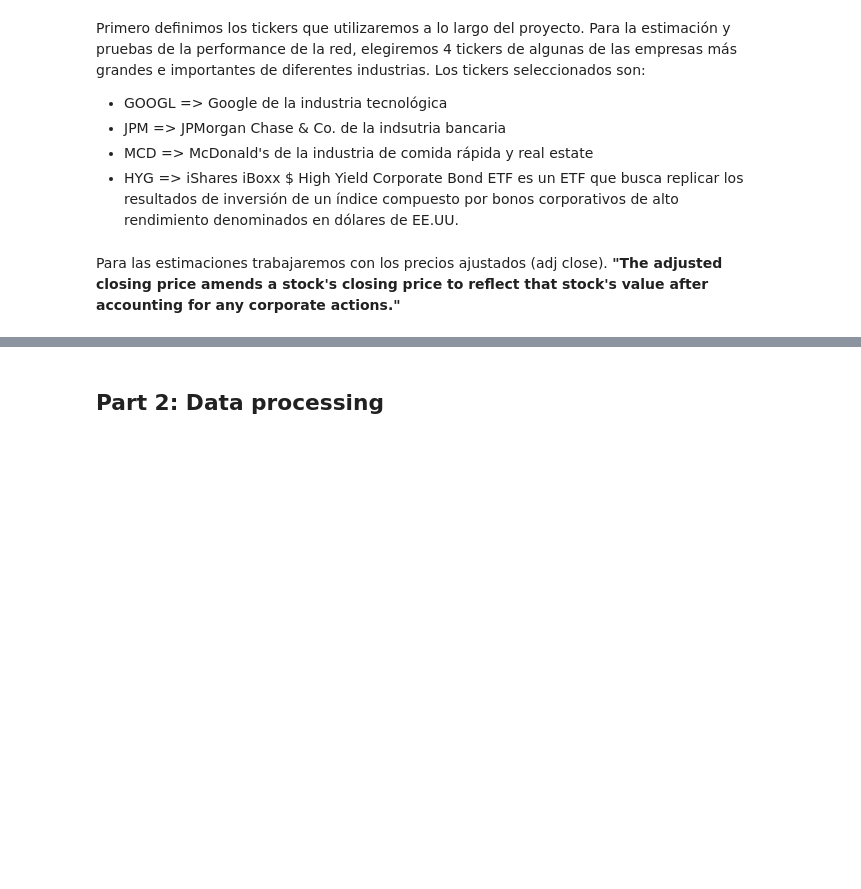
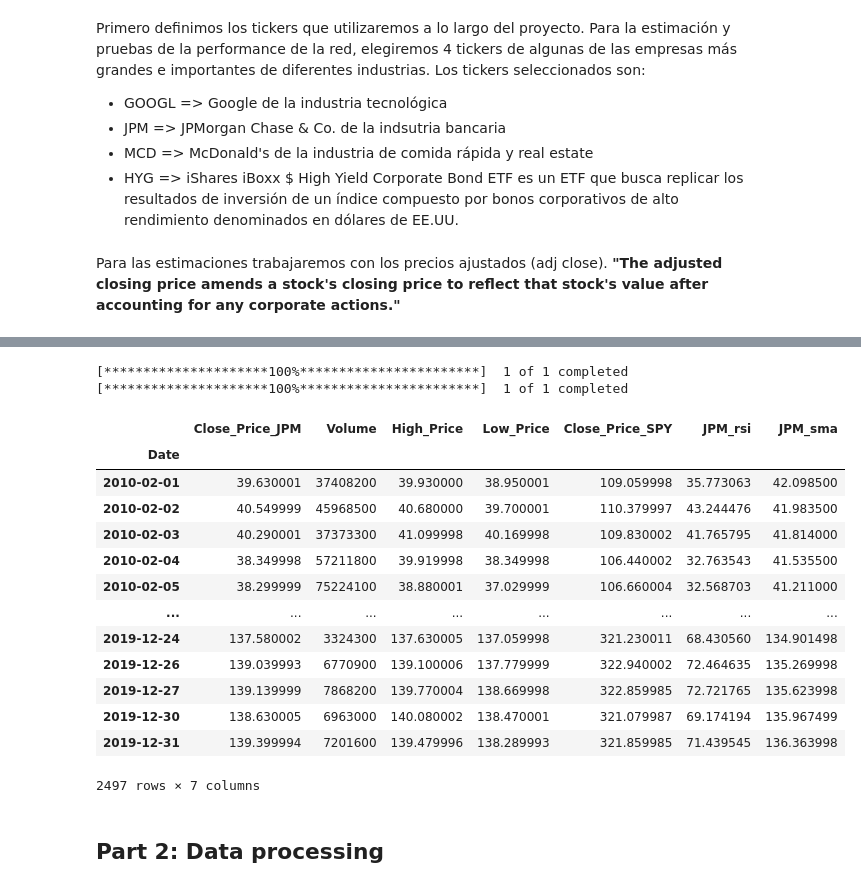
Before and after one commit to simonians/tesis-econom-a, a Jupyter notebook: forcasting_using_LSTM.ipynb, the cells around one changed output, grey strips where cells are left out. Cells and saved outputs as stored; diff of their text form; code cells hidden in the pictures; blank space fills up the shorter version.

```diff
--- a/forcasting_using_LSTM.ipynb
+++ b/forcasting_using_LSTM.ipynb
@@ -23,17 +27,15 @@ Para las estimaciones trabajaremos con los precios ajustados (adj close).
 **"The adjusted closing price amends a stock's closing price to reflect that stock's value after accounting for any corporate actions."**
 # %%
 # Use load_ticker to load the ticker information sent as parameter and the industry information price
-def load_ticker(ticker, industry='SPY', start=START, end=END):
+def load_ticker(ticker, industry='SPY', use_industry=False, start=START, end=END):
     ticker_data = yf.download(ticker, start=start, end=end)
-
-    ticker_data = ticker_data[['Close', 'Volume', 'High', 'Low']].rename(columns={'Close': 'Close_Price_%s' % (ticker), 'Volume': 'Volume', 'High': 'High_Price', 'Low': 'Low_Price'})
-    industry_data = yf.download(industry, start=START, end=END)[['Close']].rename(columns={'Close': 'Close_Price_%s'% (industry)})
-    ticker_data = pd.merge(ticker_data, industry_data, how='left', on='Date')
+    if use_industry:
+      ticker_data = ticker_data[['Close', 'Volume', 'High', 'Low']].rename(columns={'Close': 'Close_Price_%s' % (ticker), 'Volume': 'Volume', 'High': 'High_Price', 'Low': 'Low_Price'})
+      industry_data = yf.download(industry, start=START, end=END)[['Close']].rename(columns={'Close': 'Close_Price_%s'% (industry)})
+      ticker_data = pd.merge(ticker_data, industry_data, how='left', on='Date')
+    else:
+      ticker_data = ticker_data[['Close', 'Volume', 'High', 'Low']].rename(columns={'Close': 'Close_Price_%s' % (ticker), 'Volume': 'Volume', 'High': 'High_Price', 'Low': 'Low_Price'})
     return ticker_data
-
-# Nix returns a list without the VALUE sent as parameter
-def nix(value, list):
-    return [x for x in list if x!=value]
 # %%
 def calculate_sma(days, df, ticker):
   sma_df = df['Close_Price_%s' % (ticker)].rolling(window=days).mean().to_frame()
@@ -59 +53,15 @@ jpm_sma = calculate_sma(20, jpm, "JPM")
+# %%
+def get_random_ticker(tickers):
+    """
+    Recibe una lista de tickers y devuelve uno aleatorio.
+    """
+    return random.choice(tickers)
+# %%
+ticker_name = get_random_ticker(DEFAULT_TICKERS)
+ticker = load_ticker(ticker_name, use_industry=True)
+rsi = calculate_rsi(ticker, ticker_name)
+sma = calculate_sma(20, ticker, ticker_name)
+# %% [output]
+[*********************100%***********************]  1 of 1 completed
+[*********************100%***********************]  1 of 1 completed
 # %%
@@ -67,3 +73,20 @@ jpm_final = merge_dfs([jpm, jpm_rsi, jpm_sma])
+# %%
+ticker_df_final
+# %% [output]
+|  | Close_Price_JPM | Volume | High_Price | Low_Price | Close_Price_SPY | JPM_rsi | JPM_sma |
+| Date |  |  |  |  |  |  |  |
+| 2010-02-01 | 39.630001 | 37408200 | 39.930000 | 38.950001 | 109.059998 | 35.773063 | 42.098500 |
+| 2010-02-02 | 40.549999 | 45968500 | 40.680000 | 39.700001 | 110.379997 | 43.244476 | 41.983500 |
+| 2010-02-03 | 40.290001 | 37373300 | 41.099998 | 40.169998 | 109.830002 | 41.765795 | 41.814000 |
+| 2010-02-04 | 38.349998 | 57211800 | 39.919998 | 38.349998 | 106.440002 | 32.763543 | 41.535500 |
+| 2010-02-05 | 38.299999 | 75224100 | 38.880001 | 37.029999 | 106.660004 | 32.568703 | 41.211000 |
+| ... | ... | ... | ... | ... | ... | ... | ... |
+| 2019-12-24 | 137.580002 | 3324300 | 137.630005 | 137.059998 | 321.230011 | 68.430560 | 134.901498 |
+| 2019-12-26 | 139.039993 | 6770900 | 139.100006 | 137.779999 | 322.940002 | 72.464635 | 135.269998 |
+| 2019-12-27 | 139.139999 | 7868200 | 139.770004 | 138.669998 | 322.859985 | 72.721765 | 135.623998 |
+| 2019-12-30 | 138.630005 | 6963000 | 140.080002 | 138.470001 | 321.079987 | 69.174194 | 135.967499 |
+| 2019-12-31 | 139.399994 | 7201600 | 139.479996 | 138.289993 | 321.859985 | 71.439545 | 136.363998 |
+2497 rows × 7 columns
 # %% [markdown]
 ## Part 2: Data processing
 # %% [markdown]
```
Also changed, not shown: parts of 99 cells of this notebook.
